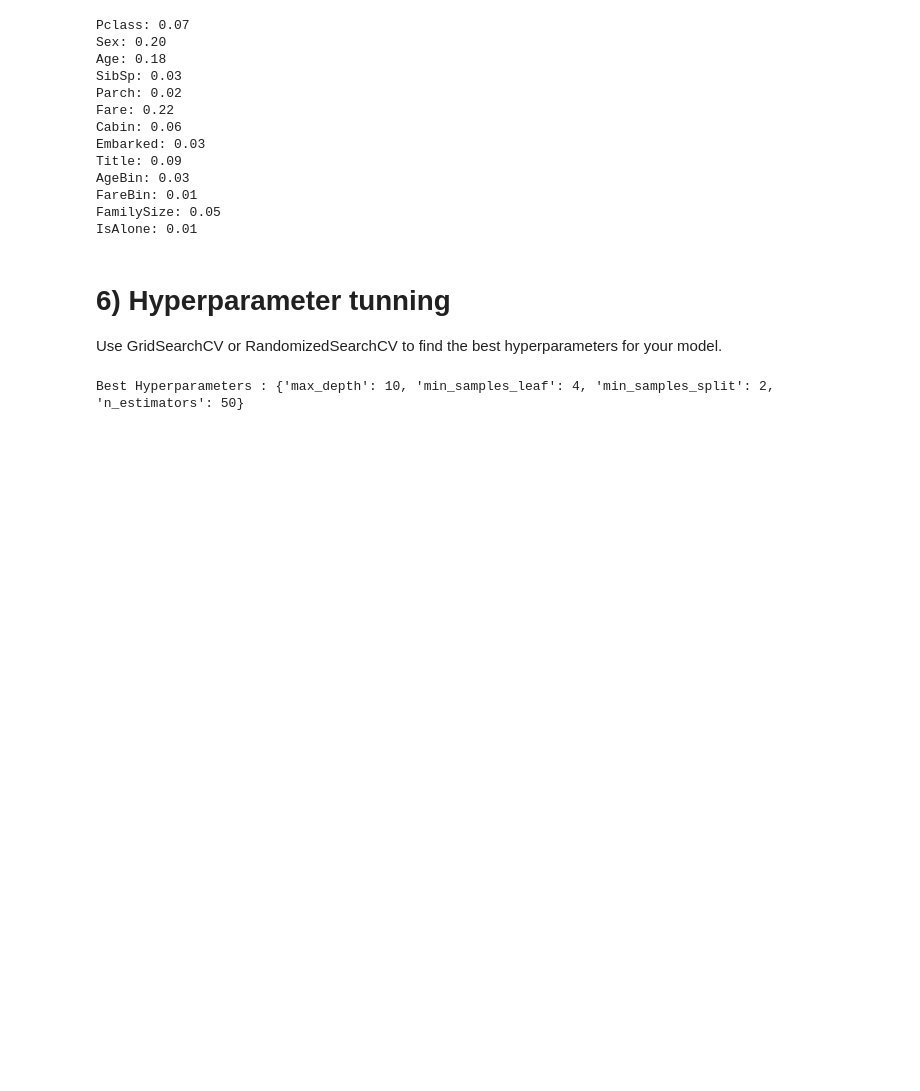
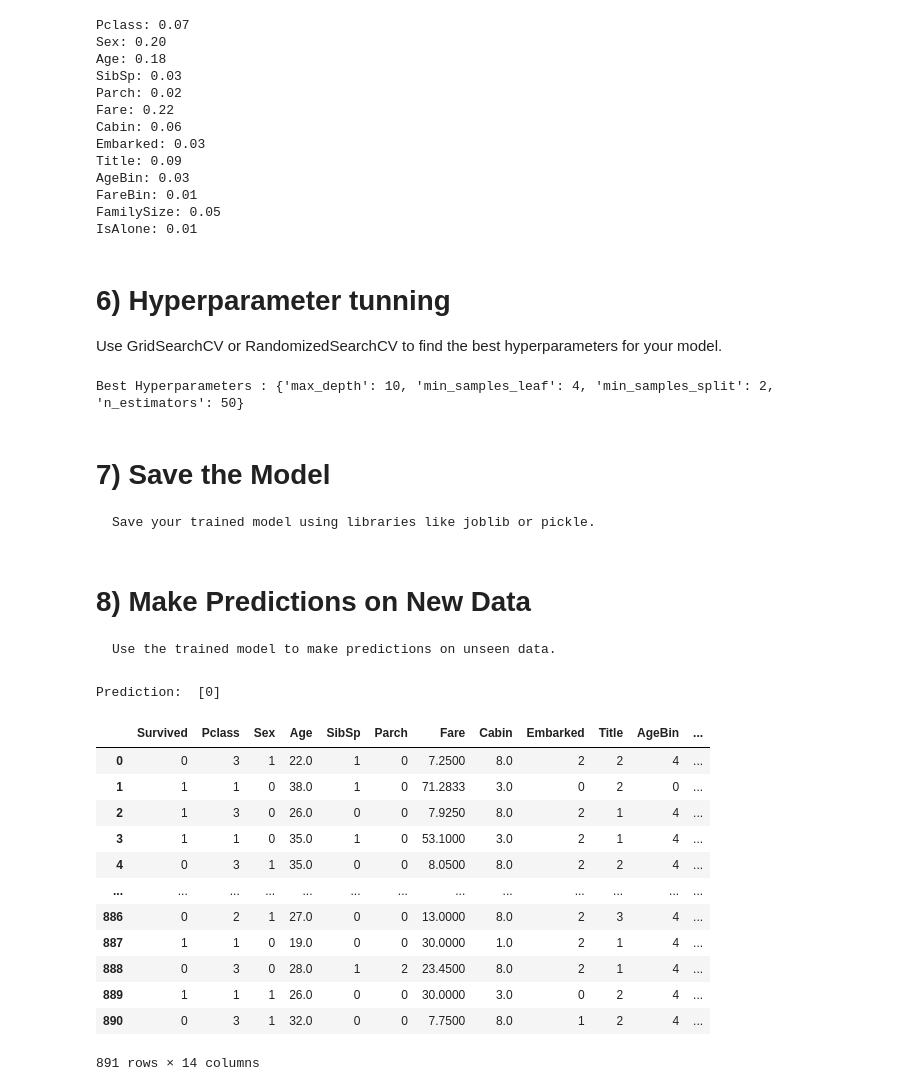
Before and after one commit to Madushani-Weerasekara/ML-Projects-Portfolio, a Jupyter notebook: titanic-survival-prediction-a-step-by-step-ml-gu.ipynb, the cells around one changed output. Cells and saved outputs as stored; diff of their text form; code cells hidden in the pictures; blank space fills up the shorter version.

Commit message:
Make predictions on new_data

```diff
--- a/titanic-survival-prediction-a-step-by-step-ml-gu.ipynb
+++ b/titanic-survival-prediction-a-step-by-step-ml-gu.ipynb
@@ -466,3 +466,7 @@ best_model = grid_search.best_estimator_
 y_pred = best_model.predict(x_test)
 # %% [output]
 Best Hyperparameters : {'max_depth': 10, 'min_samples_leaf': 4, 'min_samples_split': 2, 'n_estimators': 50}
+# %% [markdown]
+# 7) Save the Model
+
+    Save your trained model using libraries like joblib or pickle.
@@ -468,0 +481,27 @@ Best Hyperparameters : {'max_depth': 10, 'min_samples_leaf': 4, 'min_samples_spl
+# %% [markdown]
+# 8) Make Predictions on New Data
+
+    Use the trained model to make predictions on unseen data.
+# %%
+# Example input (new_data)
+new_data = [[3,1, 22.0, 1, 0,7.2500, 8.0 , 2, 2, 4, 1, 2, 0]]
+prediction = loaded_model.predict(new_data)
+print('Prediction: ', prediction)
+# %% [output]
+Prediction:  [0]
+# %%
+train_df
+# %% [output]
+|  | Survived | Pclass | Sex | Age | SibSp | Parch | Fare | Cabin | Embarked | Title | AgeBin | ... |
+| 0 | 0 | 3 | 1 | 22.0 | 1 | 0 | 7.2500 | 8.0 | 2 | 2 | 4 | ... |
+| 1 | 1 | 1 | 0 | 38.0 | 1 | 0 | 71.2833 | 3.0 | 0 | 2 | 0 | ... |
+| 2 | 1 | 3 | 0 | 26.0 | 0 | 0 | 7.9250 | 8.0 | 2 | 1 | 4 | ... |
+| 3 | 1 | 1 | 0 | 35.0 | 1 | 0 | 53.1000 | 3.0 | 2 | 1 | 4 | ... |
+| 4 | 0 | 3 | 1 | 35.0 | 0 | 0 | 8.0500 | 8.0 | 2 | 2 | 4 | ... |
+| ... | ... | ... | ... | ... | ... | ... | ... | ... | ... | ... | ... | ... |
+| 886 | 0 | 2 | 1 | 27.0 | 0 | 0 | 13.0000 | 8.0 | 2 | 3 | 4 | ... |
+| 887 | 1 | 1 | 0 | 19.0 | 0 | 0 | 30.0000 | 1.0 | 2 | 1 | 4 | ... |
+| 888 | 0 | 3 | 0 | 28.0 | 1 | 2 | 23.4500 | 8.0 | 2 | 1 | 4 | ... |
+| 889 | 1 | 1 | 1 | 26.0 | 0 | 0 | 30.0000 | 3.0 | 0 | 2 | 4 | ... |
+| 890 | 0 | 3 | 1 | 32.0 | 0 | 0 | 7.7500 | 8.0 | 1 | 2 | 4 | ... |
+891 rows × 14 columns
```
Also changed, not shown: parts of 1 cell of this notebook.
